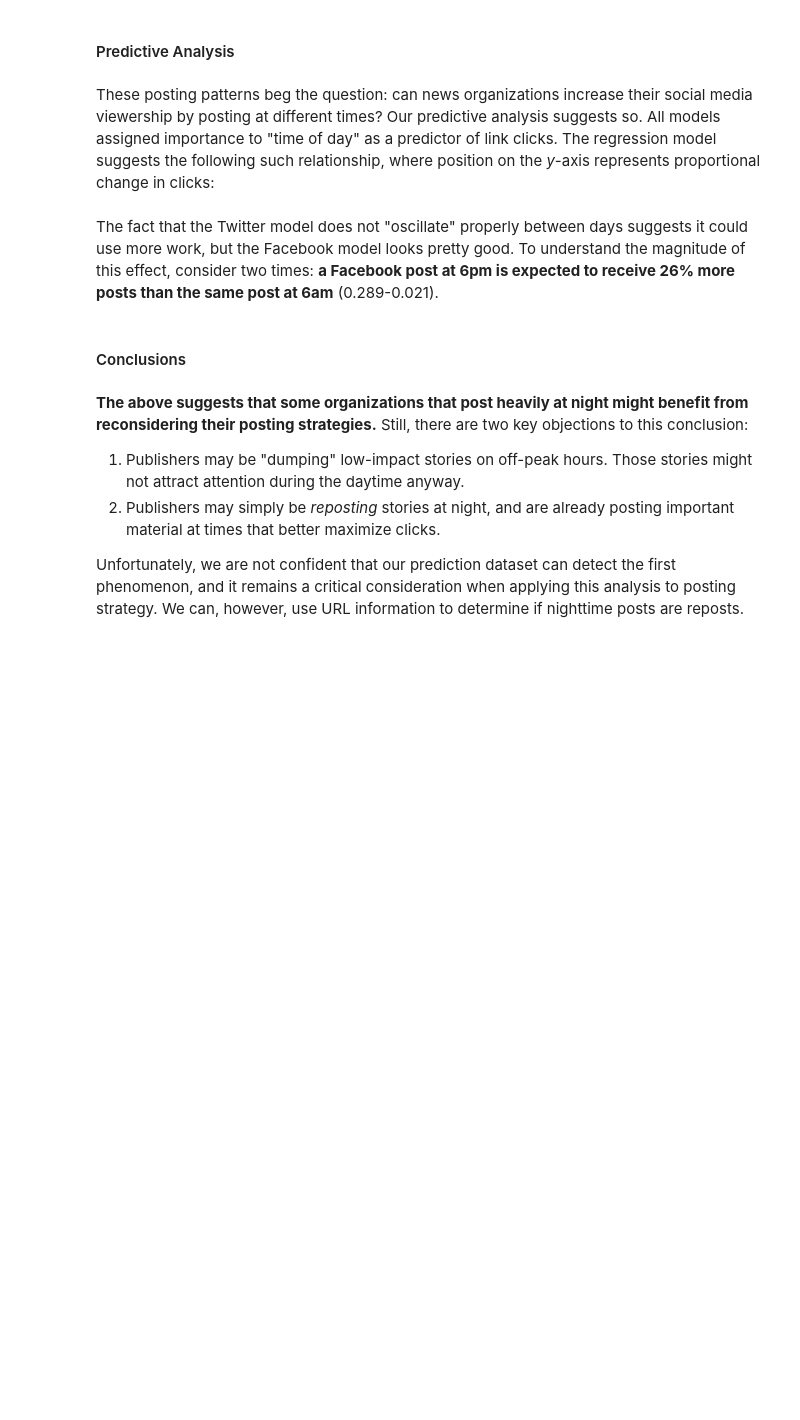
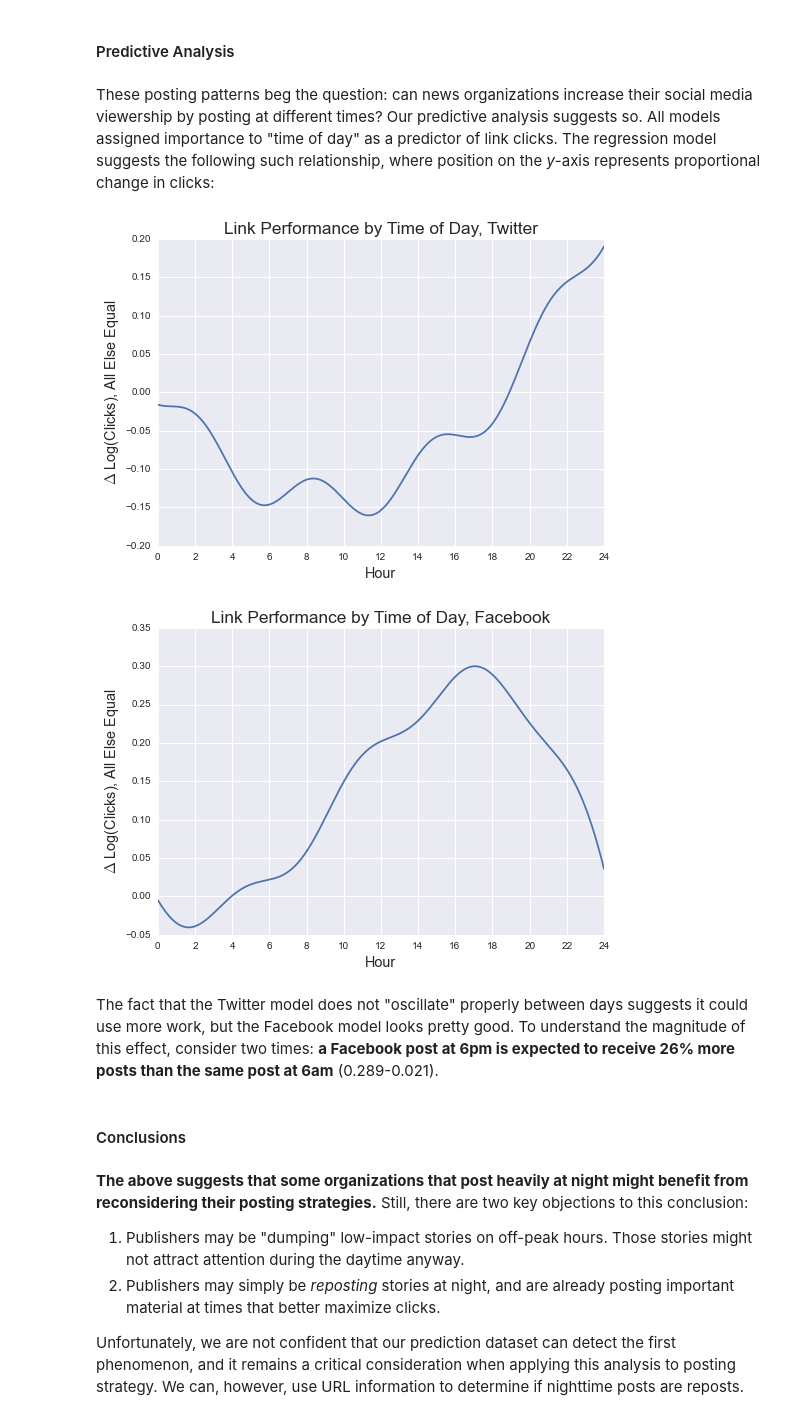
Before and after one commit to micahlanier/social-news, a Jupyter notebook: book/9_PredictiveAnalysisKeyFindings.ipynb, the cells around one changed output. Saved outputs shown, nothing was run; the diff lists cells and outputs as text; code cells hidden in the pictures; blank space fills up the shorter version.

```diff
--- a/book/9_PredictiveAnalysisKeyFindings.ipynb
+++ b/book/9_PredictiveAnalysisKeyFindings.ipynb
@@ -33,3 +58,35 @@ These posting patterns beg the question: can news organizations increase their s
+# %%
+# Generate time increments.
+timeIncrements = np.arange(0.0,24.0,0.001)
+
+# Store coefficients.
+twTimeCoefficients = lm_clicks_tw.coef_[0:5]
+fbTimeCoefficients = lm_clicks_fb.coef_[0:5]
+
+# Calculate log outcomes.
+twTimeLogOutcomes = timeIncrements*twTimeCoefficients[0] + np.sin(timeIncrements)*twTimeCoefficients[1] + np.cos(timeIncrements)*twTimeCoefficients[2] + np.power(timeIncrements,2)*twTimeCoefficients[3] + np.power(timeIncrements,3)*twTimeCoefficients[4]
+fbTimeLogOutcomes = timeIncrements*fbTimeCoefficients[0] + np.sin(timeIncrements)*fbTimeCoefficients[1] + np.cos(timeIncrements)*fbTimeCoefficients[2] + np.power(timeIncrements,2)*fbTimeCoefficients[3] + np.power(timeIncrements,3)*fbTimeCoefficients[4]
+
+# Plot for Twitter.
+plt.plot(timeIncrements,twTimeLogOutcomes)
+plt.title('Link Performance by Time of Day, Twitter',size='xx-large')
+plt.xlabel('Hour',size='x-large')
+plt.ylabel('$\Delta$ Log(Clicks), All Else Equal',size='x-large')
+plt.xlim((0,timeIncrements.max()))
+plt.xticks(range(0,25,2))
+plt.show()
+
+# Plot for Facebook.
+plt.plot(timeIncrements,fbTimeLogOutcomes)
+plt.title('Link Performance by Time of Day, Facebook',size='xx-large')
+plt.xlabel('Hour',size='x-large')
+plt.ylabel('$\Delta$ Log(Clicks), All Else Equal',size='x-large')
+plt.xlim((0,timeIncrements.max()))
+plt.xticks(range(0,25,2))
+plt.show()
+# %% [output]
+[figure, added]
+[figure, added]
 # %% [markdown]
 The fact that the Twitter model does not "oscillate" properly between days suggests it could use more work, but the Facebook model looks pretty good. To understand the magnitude of this effect, consider two times: **a Facebook post at 6pm is expected to receive 26% more posts than the same post at 6am** (0.289-0.021).
 # %% [markdown]
```
Also changed, not shown: parts of 11 cells of this notebook.
